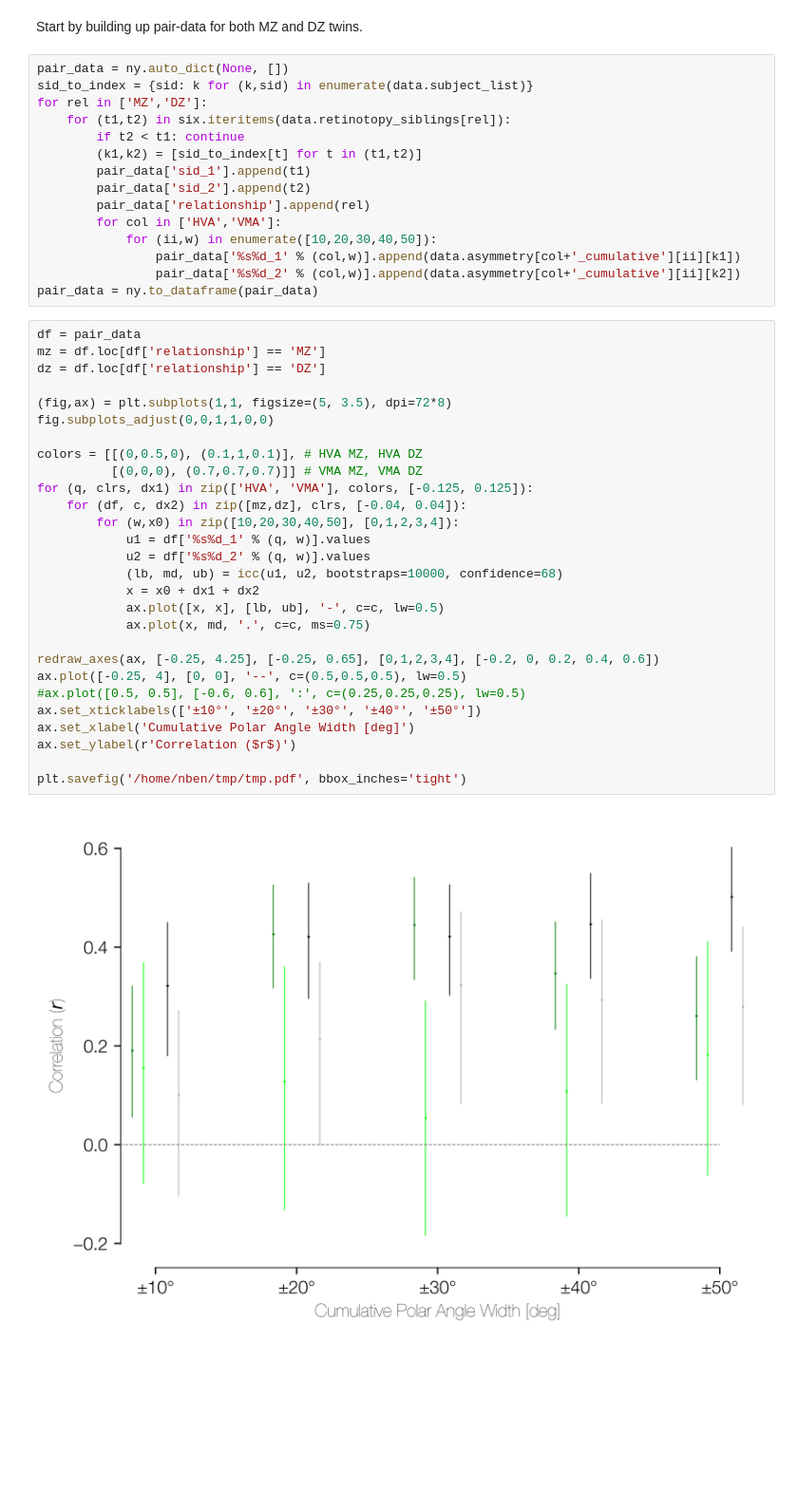
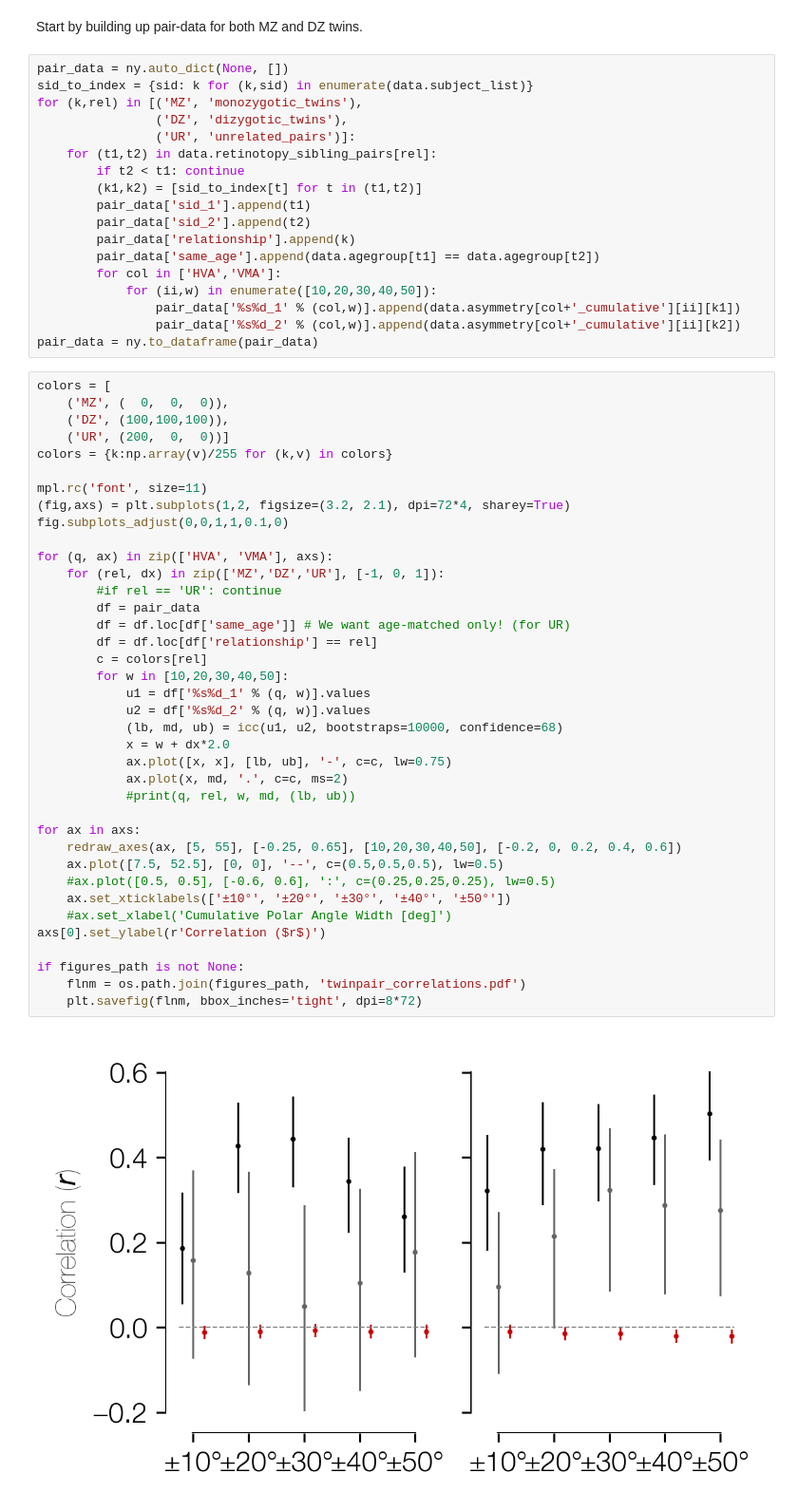
Before and after one commit to noahbenson/performance-fields, a Jupyter notebook: notebooks/performance-fields.ipynb, the cells around one changed output. Shown at 95% size. Drawn from its saved outputs; the diff is of its cells as text; blank space fills up the shorter version.

```diff
--- a/notebooks/performance-fields.ipynb
+++ b/notebooks/performance-fields.ipynb
@@ -1260,45 +1260,58 @@ Start by building up pair-data for both MZ and DZ twins.
 # %%
 pair_data = ny.auto_dict(None, [])
 sid_to_index = {sid: k for (k,sid) in enumerate(data.subject_list)}
-for rel in ['MZ','DZ']:
-    for (t1,t2) in six.iteritems(data.retinotopy_siblings[rel]):
+for (k,rel) in [('MZ', 'monozygotic_twins'),
+                ('DZ', 'dizygotic_twins'),
+                ('UR', 'unrelated_pairs')]:
+    for (t1,t2) in data.retinotopy_sibling_pairs[rel]:
         if t2 < t1: continue
         (k1,k2) = [sid_to_index[t] for t in (t1,t2)]
         pair_data['sid_1'].append(t1)
         pair_data['sid_2'].append(t2)
-        pair_data['relationship'].append(rel)
+        pair_data['relationship'].append(k)
+        pair_data['same_age'].append(data.agegroup[t1] == data.agegroup[t2])
         for col in ['HVA','VMA']:
             for (ii,w) in enumerate([10,20,30,40,50]):
                 pair_data['%s%d_1' % (col,w)].append(data.asymmetry[col+'_cumulative'][ii][k1])
                 pair_data['%s%d_2' % (col,w)].append(data.asymmetry[col+'_cumulative'][ii][k2])
 pair_data = ny.to_dataframe(pair_data)
 # %%
-df = pair_data
-mz = df.loc[df['relationship'] == 'MZ']
-dz = df.loc[df['relationship'] == 'DZ']
+colors = [
+    ('MZ', (  0,  0,  0)),
+    ('DZ', (100,100,100)),
+    ('UR', (200,  0,  0))]
+colors = {k:np.array(v)/255 for (k,v) in colors}
 
-(fig,ax) = plt.subplots(1,1, figsize=(5, 3.5), dpi=72*8)
-fig.subplots_adjust(0,0,1,1,0,0)
+mpl.rc('font', size=11)
+(fig,axs) = plt.subplots(1,2, figsize=(3.2, 2.1), dpi=72*4, sharey=True)
+fig.subplots_adjust(0,0,1,1,0.1,0)
 
-colors = [[(0,0.5,0), (0.1,1,0.1)], # HVA MZ, HVA DZ
-          [(0,0,0), (0.7,0.7,0.7)]] # VMA MZ, VMA DZ
-for (q, clrs, dx1) in zip(['HVA', 'VMA'], colors, [-0.125, 0.125]):
-    for (df, c, dx2) in zip([mz,dz], clrs, [-0.04, 0.04]):
-        for (w,x0) in zip([10,20,30,40,50], [0,1,2,3,4]):
+for (q, ax) in zip(['HVA', 'VMA'], axs):
+    for (rel, dx) in zip(['MZ','DZ','UR'], [-1, 0, 1]):
+        #if rel == 'UR': continue
+        df = pair_data
+        df = df.loc[df['same_age']] # We want age-matched only! (for UR)
+        df = df.loc[df['relationship'] == rel]
+        c = colors[rel]
+        for w in [10,20,30,40,50]:
             u1 = df['%s%d_1' % (q, w)].values
             u2 = df['%s%d_2' % (q, w)].values
             (lb, md, ub) = icc(u1, u2, bootstraps=10000, confidence=68)
-            x = x0 + dx1 + dx2
-            ax.plot([x, x], [lb, ub], '-', c=c, lw=0.5)
-            ax.plot(x, md, '.', c=c, ms=0.75)
+            x = w + dx*2.0
+            ax.plot([x, x], [lb, ub], '-', c=c, lw=0.75)
+            ax.plot(x, md, '.', c=c, ms=2)
+            #print(q, rel, w, md, (lb, ub))
 
-redraw_axes(ax, [-0.25, 4.25], [-0.25, 0.65], [0,1,2,3,4], [-0.2, 0, 0.2, 0.4, 0.6])
-ax.plot([-0.25, 4], [0, 0], '--', c=(0.5,0.5,0.5), lw=0.5)
-#ax.plot([0.5, 0.5], [-0.6, 0.6], ':', c=(0.25,0.25,0.25), lw=0.5)
-ax.set_xticklabels(['±10°', '±20°', '±30°', '±40°', '±50°'])
-ax.set_xlabel('Cumulative Polar Angle Width [deg]')
-ax.set_ylabel(r'Correlation ($r$)')
+for ax in axs:
+    redraw_axes(ax, [5, 55], [-0.25, 0.65], [10,20,30,40,50], [-0.2, 0, 0.2, 0.4, 0.6])
+    ax.plot([7.5, 52.5], [0, 0], '--', c=(0.5,0.5,0.5), lw=0.5)
+    #ax.plot([0.5, 0.5], [-0.6, 0.6], ':', c=(0.25,0.25,0.25), lw=0.5)
+    ax.set_xticklabels(['±10°', '±20°', '±30°', '±40°', '±50°'])
+    #ax.set_xlabel('Cumulative Polar Angle Width [deg]')
+axs[0].set_ylabel(r'Correlation ($r$)')
 
-plt.savefig('/home/nben/tmp/tmp.pdf', bbox_inches='tight')
+if figures_path is not None:
+    flnm = os.path.join(figures_path, 'twinpair_correlations.pdf')
+    plt.savefig(flnm, bbox_inches='tight', dpi=8*72)
 # %% [output]
-[figure, old version]
+[figure, new version]
```
